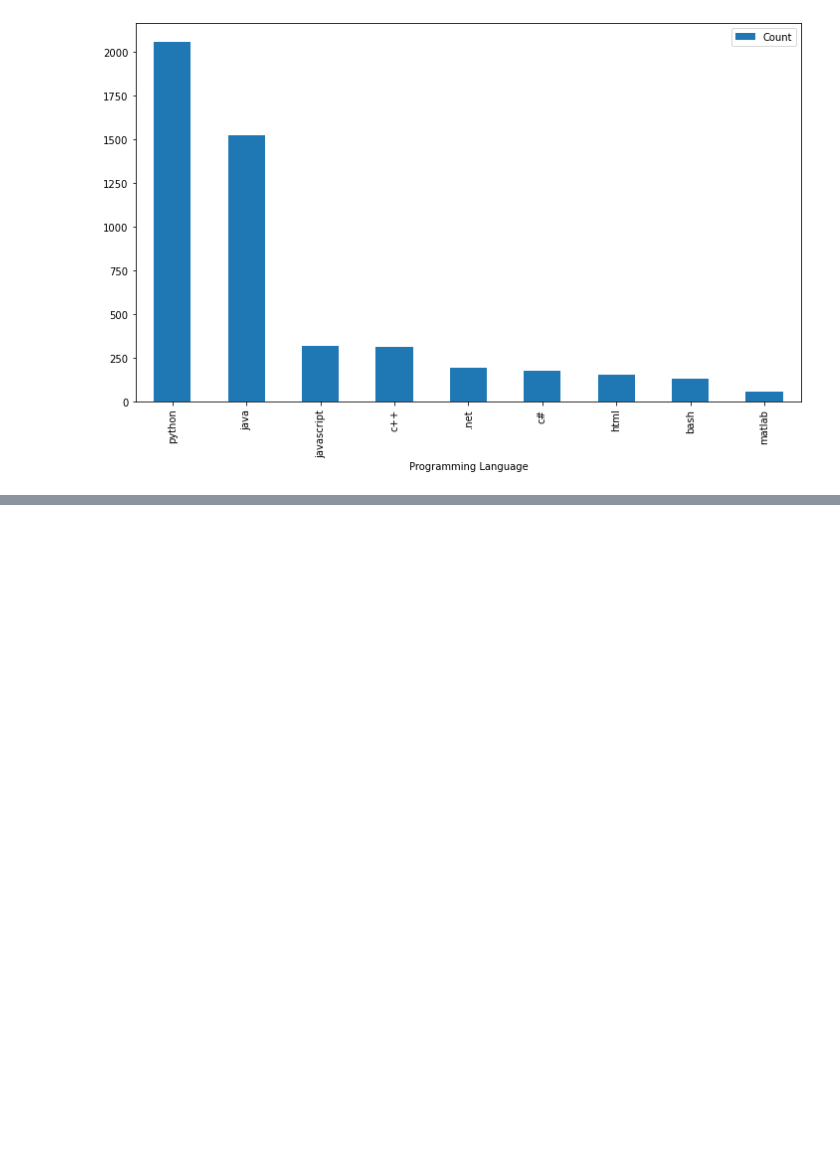
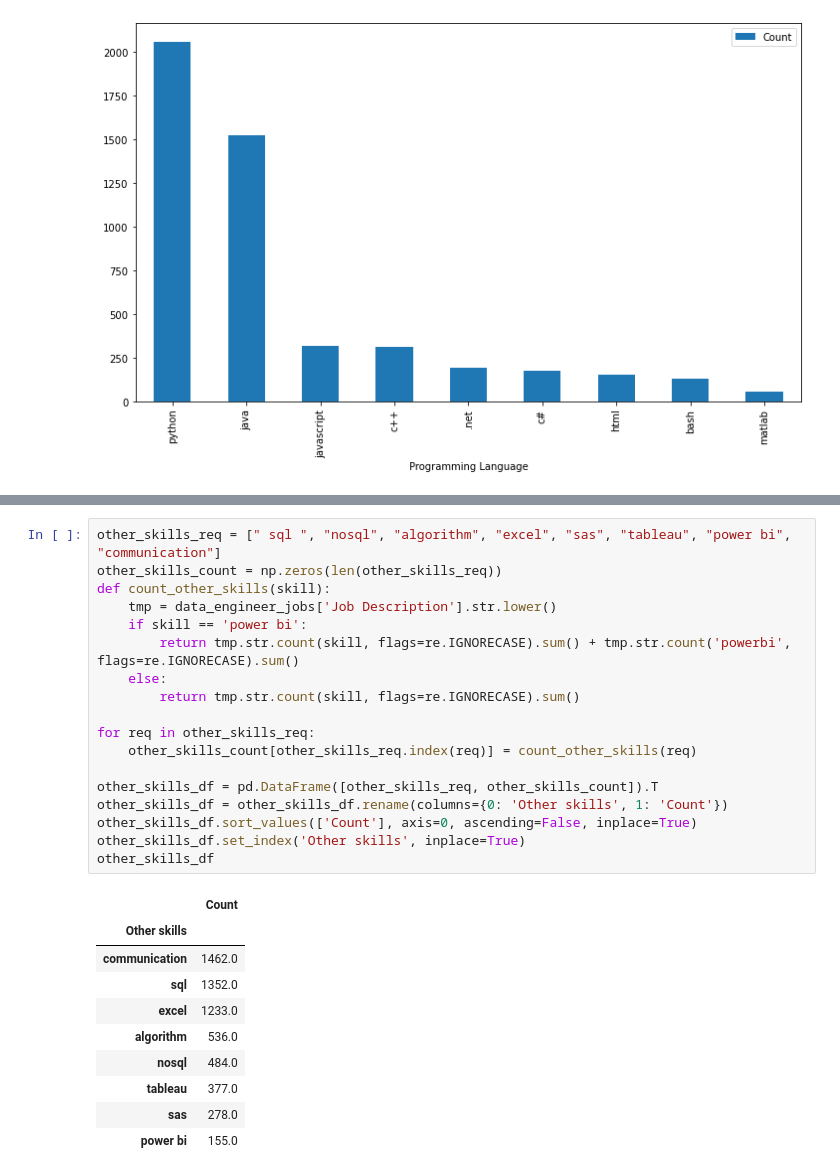
Before and after one commit to Hien-Hirune/FinalProject_KHDL, a Jupyter notebook: Analysis.ipynb, the cells around one changed output, grey strips where cells are left out. Cells and saved outputs as stored; diff of their text form; blank space fills up the shorter version.

```diff
--- a/Analysis.ipynb
+++ b/Analysis.ipynb
@@ -584,0 +612,29 @@ edu_df.plot.bar(figsize=(12,7))
+# %%
+other_skills_req = [" sql ", "nosql", "algorithm", "excel", "sas", "tableau", "power bi", "communication"]
+other_skills_count = np.zeros(len(other_skills_req))
+def count_other_skills(skill):
+    tmp = data_engineer_jobs['Job Description'].str.lower()
+    if skill == 'power bi':
+        return tmp.str.count(skill, flags=re.IGNORECASE).sum() + tmp.str.count('powerbi', flags=re.IGNORECASE).sum()
+    else:
+        return tmp.str.count(skill, flags=re.IGNORECASE).sum()
+
+for req in other_skills_req:
+    other_skills_count[other_skills_req.index(req)] = count_other_skills(req)
+
+other_skills_df = pd.DataFrame([other_skills_req, other_skills_count]).T
+other_skills_df = other_skills_df.rename(columns={0: 'Other skills', 1: 'Count'})
+other_skills_df.sort_values(['Count'], axis=0, ascending=False, inplace=True)
+other_skills_df.set_index('Other skills', inplace=True)
+other_skills_df
+# %% [output]
+|  | Count |
+| Other skills |  |
+| communication | 1462.0 |
+| sql | 1352.0 |
+| excel | 1233.0 |
+| algorithm | 536.0 |
+| nosql | 484.0 |
+| tableau | 377.0 |
+| sas | 278.0 |
+| power bi | 155.0 |
```
Also changed, not shown: parts of 13 cells of this notebook.
